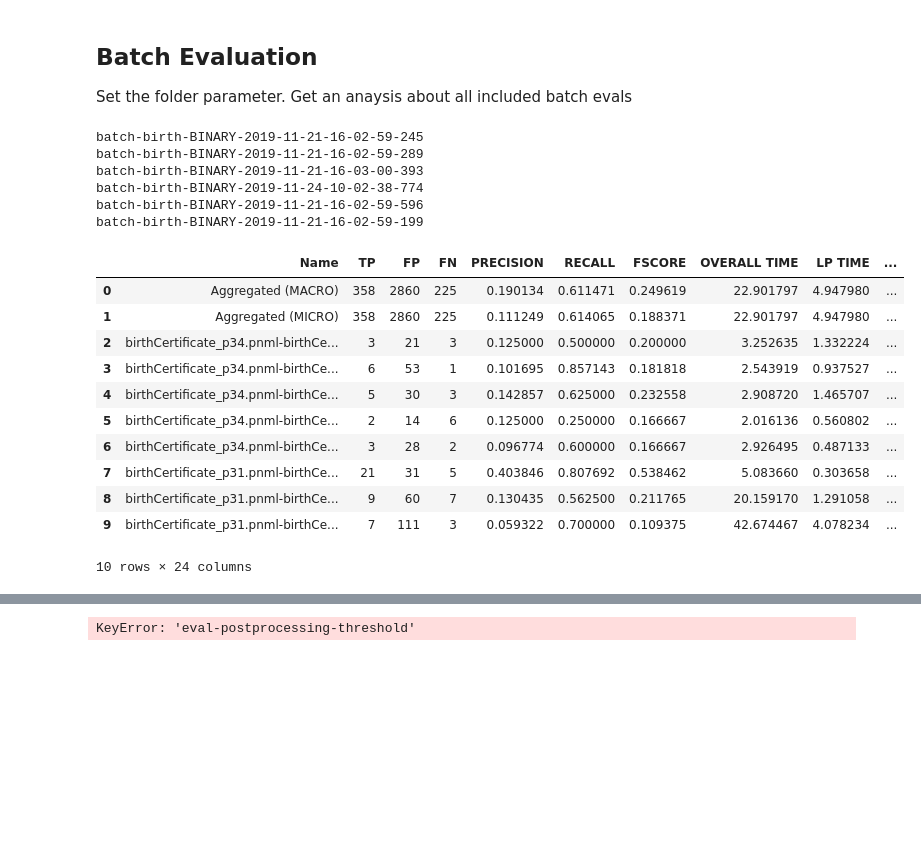
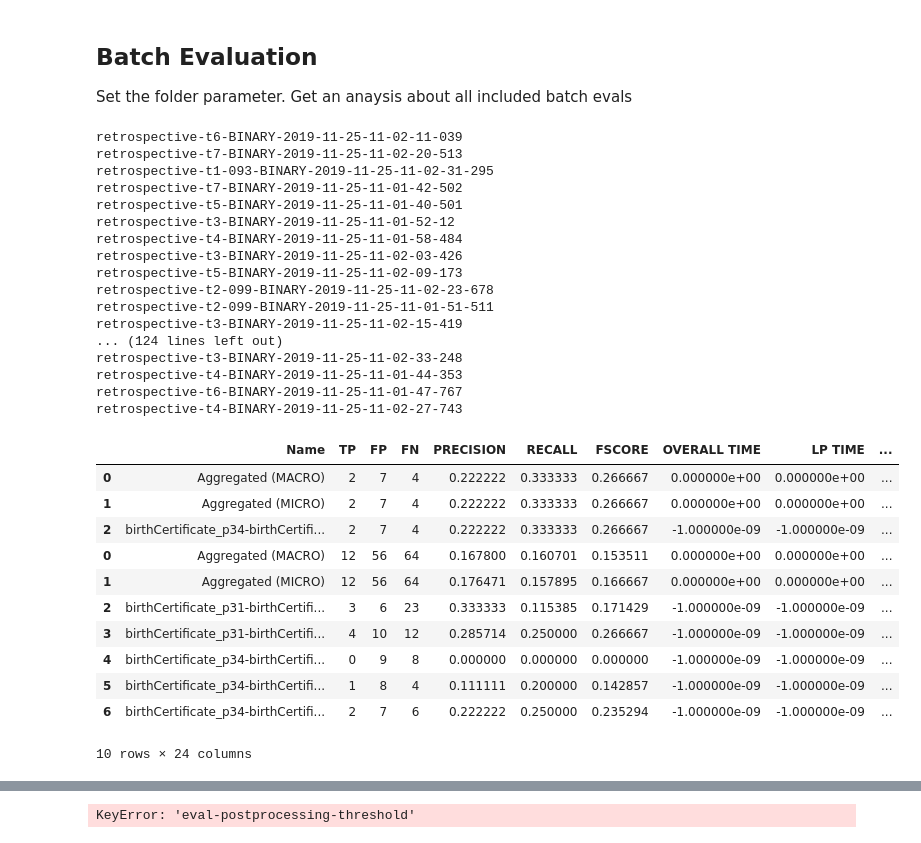
Before and after one commit to julia-kom/bert-ilp-matcher, a Jupyter notebook: src/main/python/Batch Evaluation.ipynb, the cells around one changed output, grey strips where cells are left out. Cells and saved outputs as stored; diff of their text form; code cells hidden in the pictures; blank space fills up the shorter version.

```diff
--- a/src/main/python/Batch Evaluation.ipynb
+++ b/src/main/python/Batch Evaluation.ipynb
@@ -13,7 +13,7 @@ import os
 import pathlib
 
 #set path to folder
-folder = "../../../eval-results/_server-results/test2"
+folder = "../../../eval-results/_server-results/test5"
 net_analysis = "../../../eval-results/_server-results/net-BP-birth/net.eval"
 # %%
 #fetch data
@@ -22,7 +22,7 @@ dfs = []
 #merge all
 for subfolder in dir_list:
     print(subfolder)
-    evalFile = folder +"/" + subfolder +"/aggResults.eval"
+    evalFile = folder +"/" + subfolder +"/aggRetrospectiveResults.eval"
     confFile = folder +"/" + subfolder +"/config.log"
     if os.path.exists(evalFile):
         df = pd.read_csv(evalFile ,encoding="ISO-8859-1", skipinitialspace=True)
@@ -37,7 +37,7 @@ for subfolder in dir_list:
         df['word-sim'] =  conf['matcher']['word-sim']
         df['sim-weight'] = conf['matcher']['sim-weight']
         df['matcher-postprocessing-threshold'] = conf['matcher']['postprocessing-thresh']
-        #df['eval-postprocessing-threshold'] = conf['evaluation']['postprocessing-thresh']
+        df['eval-postprocessing-threshold'] = conf['evaluation']['postprocessing-thresh']
 
         #df.set_index(['Name','matcher'])
         dfs.append(df)
@@ -63,49 +63,60 @@ def net1adder(row):
 def net2adder(row):
     if row['Name'] != "Aggregated (MICRO)" and row['Name'] != "Aggregated (MACRO)":
         return row['Name'].split('-')[1].split('.')[0].replace(".pnml","")
     else:
         return 0
 def net1NonTaus(row):
     if row['Name'] != "Aggregated (MICRO)" and row['Name'] != "Aggregated (MACRO)":
         return df_nets.at[row['net1'],'nNonSilentTransitions']
     else:
         return 0
 def net2NonTaus(row):
     if row['Name'] != "Aggregated (MICRO)" and row['Name'] != "Aggregated (MACRO)":
         return df_nets.at[row['net2'],'nNonSilentTransitions']
     else:
         return 0
 def sumNonTaus(row):
     if row['Name'] != "Aggregated (MICRO)" and row['Name'] != "Aggregated (MACRO)":
         return row['net1NonTaus'] + row['net2NonTaus']
     else:
         return 0
 
 df_combined['net1'] = df_combined.apply(lambda row: net1adder(row), axis=1)
 df_combined['net2'] = df_combined.apply(lambda row: net2adder(row), axis=1)
 df_combined['net1NonTaus'] = df_combined.apply(lambda row: net1NonTaus(row), axis=1)
 df_combined['net2NonTaus'] = df_combined.apply(lambda row: net2NonTaus(row), axis=1)
 df_combined['sumNonTaus'] = df_combined.apply(lambda row: sumNonTaus(row), axis=1)
 
 df_combined[:10]
 # %% [output]
-batch-birth-BINARY-2019-11-21-16-02-59-245
-batch-birth-BINARY-2019-11-21-16-02-59-289
-batch-birth-BINARY-2019-11-21-16-03-00-393
-batch-birth-BINARY-2019-11-24-10-02-38-774
-batch-birth-BINARY-2019-11-21-16-02-59-596
-batch-birth-BINARY-2019-11-21-16-02-59-199
+retrospective-t6-BINARY-2019-11-25-11-02-11-039
+retrospective-t7-BINARY-2019-11-25-11-02-20-513
+retrospective-t1-093-BINARY-2019-11-25-11-02-31-295
+retrospective-t7-BINARY-2019-11-25-11-01-42-502
+retrospective-t5-BINARY-2019-11-25-11-01-40-501
+retrospective-t3-BINARY-2019-11-25-11-01-52-12
+retrospective-t4-BINARY-2019-11-25-11-01-58-484
+retrospective-t3-BINARY-2019-11-25-11-02-03-426
+retrospective-t5-BINARY-2019-11-25-11-02-09-173
+retrospective-t2-099-BINARY-2019-11-25-11-02-23-678
+retrospective-t2-099-BINARY-2019-11-25-11-01-51-511
+retrospective-t3-BINARY-2019-11-25-11-02-15-419
+... (124 lines left out)
+retrospective-t3-BINARY-2019-11-25-11-02-33-248
+retrospective-t4-BINARY-2019-11-25-11-01-44-353
+retrospective-t6-BINARY-2019-11-25-11-01-47-767
+retrospective-t4-BINARY-2019-11-25-11-02-27-743
 |  | Name | TP | FP | FN | PRECISION | RECALL | FSCORE | OVERALL TIME | LP TIME | ... |
-| 0 | Aggregated (MACRO) | 358 | 2860 | 225 | 0.190134 | 0.611471 | 0.249619 | 22.901797 | 4.947980 | ... |
-| 1 | Aggregated (MICRO) | 358 | 2860 | 225 | 0.111249 | 0.614065 | 0.188371 | 22.901797 | 4.947980 | ... |
-| 2 | birthCertificate_p34.pnml-birthCe... | 3 | 21 | 3 | 0.125000 | 0.500000 | 0.200000 | 3.252635 | 1.332224 | ... |
-| 3 | birthCertificate_p34.pnml-birthCe... | 6 | 53 | 1 | 0.101695 | 0.857143 | 0.181818 | 2.543919 | 0.937527 | ... |
-| 4 | birthCertificate_p34.pnml-birthCe... | 5 | 30 | 3 | 0.142857 | 0.625000 | 0.232558 | 2.908720 | 1.465707 | ... |
-| 5 | birthCertificate_p34.pnml-birthCe... | 2 | 14 | 6 | 0.125000 | 0.250000 | 0.166667 | 2.016136 | 0.560802 | ... |
-| 6 | birthCertificate_p34.pnml-birthCe... | 3 | 28 | 2 | 0.096774 | 0.600000 | 0.166667 | 2.926495 | 0.487133 | ... |
-| 7 | birthCertificate_p31.pnml-birthCe... | 21 | 31 | 5 | 0.403846 | 0.807692 | 0.538462 | 5.083660 | 0.303658 | ... |
-| 8 | birthCertificate_p31.pnml-birthCe... | 9 | 60 | 7 | 0.130435 | 0.562500 | 0.211765 | 20.159170 | 1.291058 | ... |
-| 9 | birthCertificate_p31.pnml-birthCe... | 7 | 111 | 3 | 0.059322 | 0.700000 | 0.109375 | 42.674467 | 4.078234 | ... |
+| 0 | Aggregated (MACRO) | 2 | 7 | 4 | 0.222222 | 0.333333 | 0.266667 | 0.000000e+00 | 0.000000e+00 | ... |
+| 1 | Aggregated (MICRO) | 2 | 7 | 4 | 0.222222 | 0.333333 | 0.266667 | 0.000000e+00 | 0.000000e+00 | ... |
+| 2 | birthCertificate_p34-birthCertifi... | 2 | 7 | 4 | 0.222222 | 0.333333 | 0.266667 | -1.000000e-09 | -1.000000e-09 | ... |
+| 0 | Aggregated (MACRO) | 12 | 56 | 64 | 0.167800 | 0.160701 | 0.153511 | 0.000000e+00 | 0.000000e+00 | ... |
+| 1 | Aggregated (MICRO) | 12 | 56 | 64 | 0.176471 | 0.157895 | 0.166667 | 0.000000e+00 | 0.000000e+00 | ... |
+| 2 | birthCertificate_p31-birthCertifi... | 3 | 6 | 23 | 0.333333 | 0.115385 | 0.171429 | -1.000000e-09 | -1.000000e-09 | ... |
+| 3 | birthCertificate_p31-birthCertifi... | 4 | 10 | 12 | 0.285714 | 0.250000 | 0.266667 | -1.000000e-09 | -1.000000e-09 | ... |
+| 4 | birthCertificate_p34-birthCertifi... | 0 | 9 | 8 | 0.000000 | 0.000000 | 0.000000 | -1.000000e-09 | -1.000000e-09 | ... |
+| 5 | birthCertificate_p34-birthCertifi... | 1 | 8 | 4 | 0.111111 | 0.200000 | 0.142857 | -1.000000e-09 | -1.000000e-09 | ... |
+| 6 | birthCertificate_p34-birthCertifi... | 2 | 7 | 6 | 0.222222 | 0.250000 | 0.235294 | -1.000000e-09 | -1.000000e-09 | ... |
 10 rows × 24 columns
 # %%
 #BASIC VISUALIZATION
```
Also changed, not shown: parts of 2 cells of this notebook.
